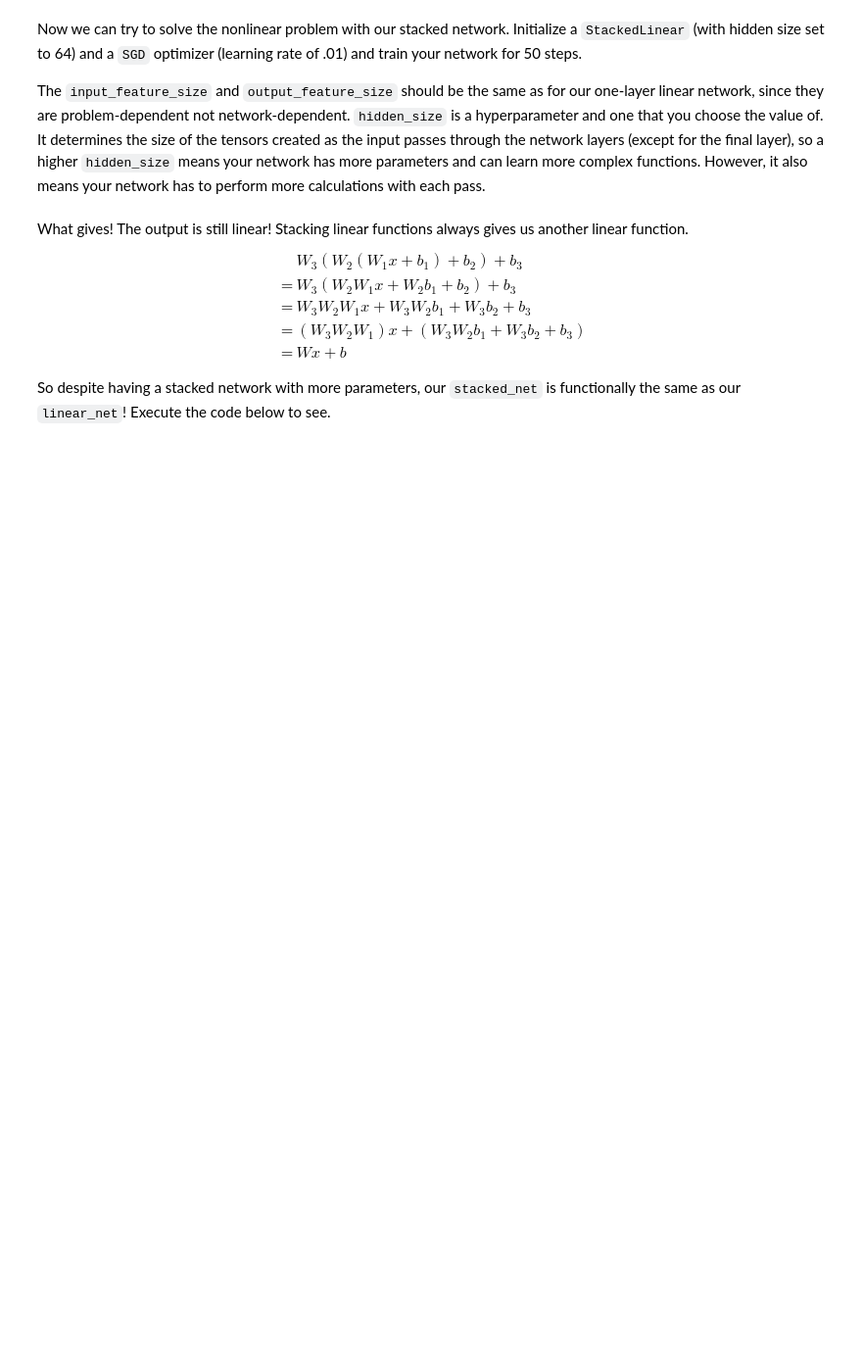
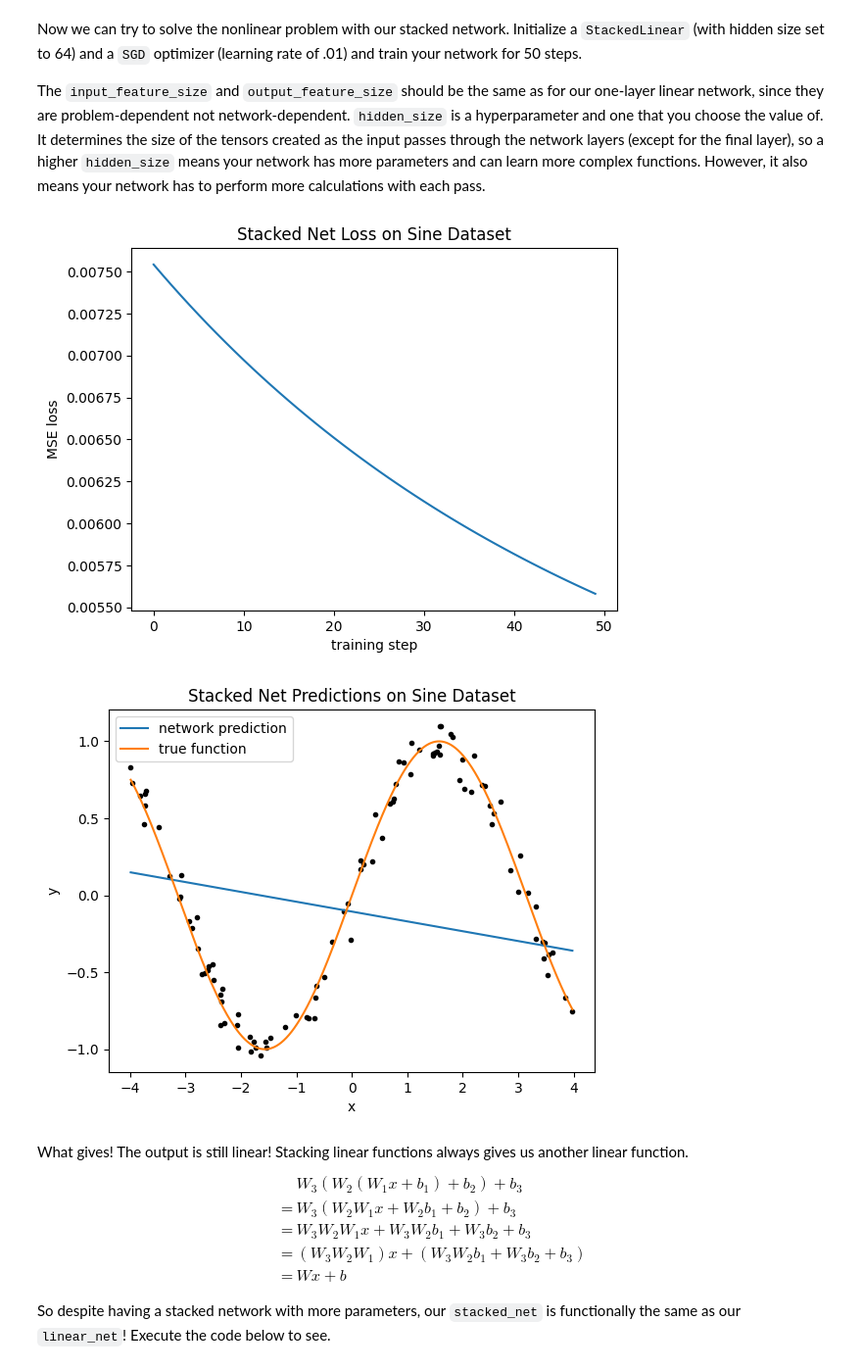
Before and after one commit to nriceusa/byu-cs474, a Jupyter notebook: lab2_modules_training.ipynb, the cells around one changed output. Shown at 98% size. Cells and saved outputs as stored; diff of their text form; code cells hidden in the pictures; blank space fills up the shorter version.

```diff
--- a/lab2_modules_training.ipynb
+++ b/lab2_modules_training.ipynb
@@ -504,12 +506,16 @@ A linear network can only create a linear prediction, which isn't very useful fo
 class StackedLinear(nn.Module):
     def __init__(self, input_feature_size, output_feature_size, hidden_size):
         #TODO: Create three linear layers called `self.lin1`, `self.lin2`, and `self.lin3`
-        pass
+        super().__init__()
+        self.lin1 = LinearLayer(input_feature_size, hidden_size)
+        self.lin2 = LinearLayer(hidden_size, hidden_size)
+        self.lin3 = LinearLayer(hidden_size, output_feature_size)
+
 
     def forward(self, x):
         # TODO: Pass x through self.lin1
         # TODO: Pass the output of self.lin1 into self.lin2
         # TODO: Pass the output of self.lin2 into self.lin3 and return its output
-        pass
+        return self.lin3(self.lin2(self.lin1(x)))
 # %% [markdown]
 To see some other functionality that a `Module` has, create a `StackedLinear` object called `stacked_net` and print out `stacked_net`
@@ -524,20 +561,25 @@ Initialize a `StackedLinear` (with hidden size set to 64) and a `SGD` optimizer
 The `input_feature_size` and `output_feature_size` should be the same as for our one-layer linear network, since they are problem-dependent not network-dependent. `hidden_size` is a hyperparameter and one that you choose the value of. It determines the size of the tensors created as the input passes through the network layers (except for the final layer), so a higher `hidden_size` means your network has more parameters and can learn more complex functions. However, it also means your network has to perform more calculations with each pass.
 # %%
 # TODO: Set PyTorch's seed to 0 to ensure reproducibility
+torch.manual_seed(0)
 
 # TODO: Initialize a StackedLinear (set hidden_size to 64) called stacked_net.
-stacked_net = None
+stacked_net = StackedLinear(1, 1, 64)
 
 # TODO: Intialize SGD optimizer with a learning rate of .01
+sgd_optimizer = SGD(stacked_net.parameters(), 0.01)
 
 # TODO: train stacked_net for 50 steps and store training losses as `train_losses`
-train_losses = None
+train_losses = train(stacked_net, sgd_optimizer, sine_x, sine_y, 50)
 
 # Plot training losses
 plot_loss(train_losses, "Stacked Net Loss on Sine Dataset")
 
 # Plot fit on data
 plot_data(sine_x, sine_y, stacked_net, gt_func=torch.sin, title="Stacked Net Predictions on Sine Dataset")
+# %% [output]
+[figure, added]
+[figure, added]
 # %% [markdown]
 What gives! The output is still linear! Stacking linear functions always gives us another linear function.
 $$\begin{align}
```
Also changed, not shown: parts of 10 cells of this notebook.
